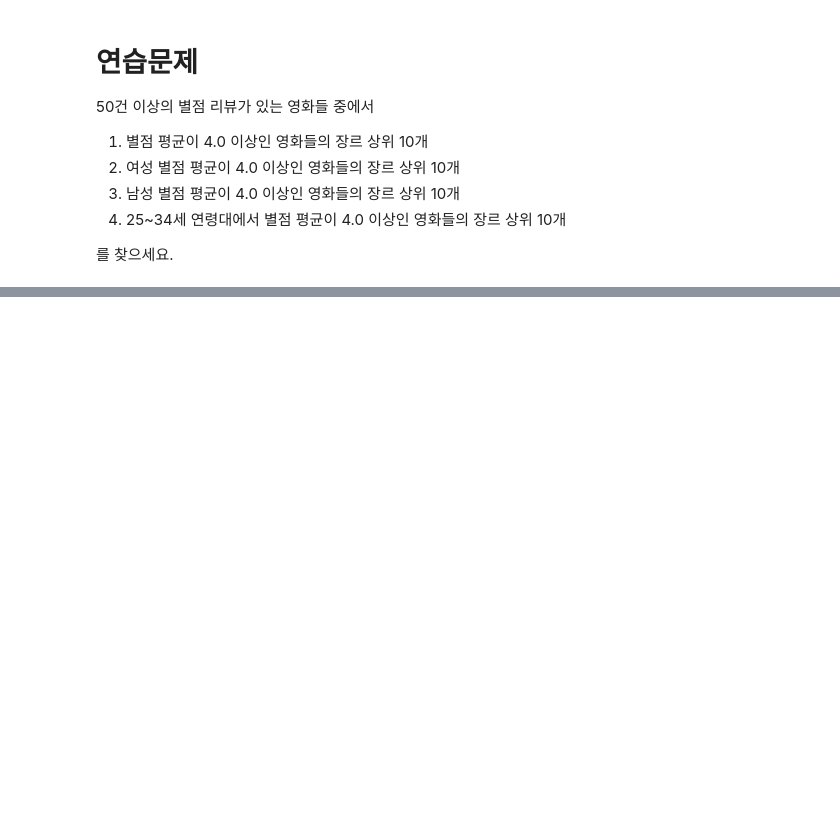
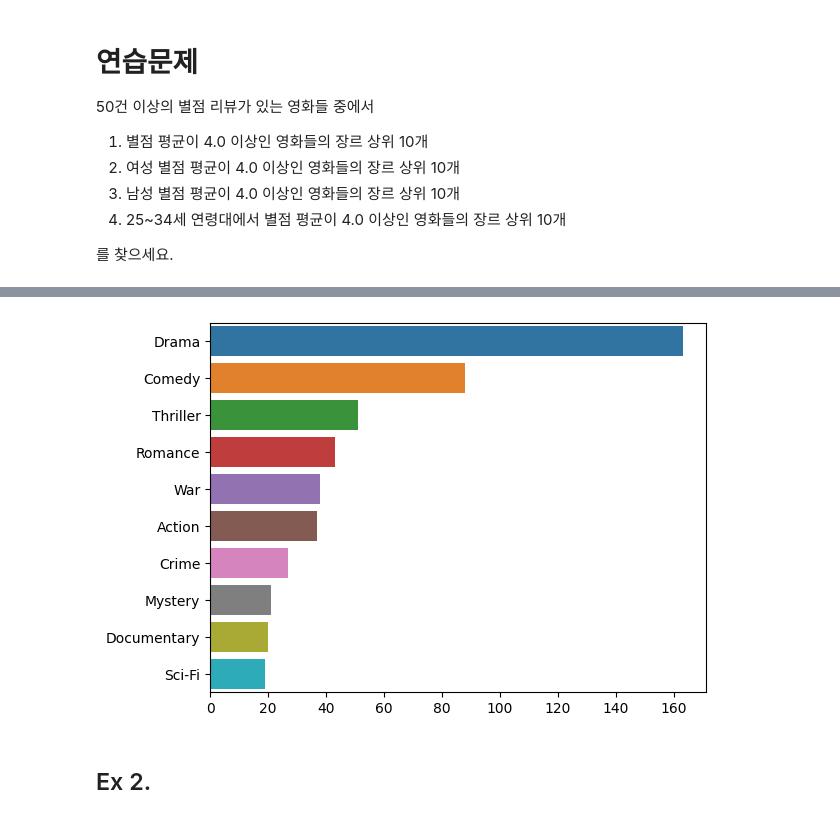
Before and after one commit to yeong0000/Python, a Jupyter notebook: py20_movielens.ipynb, the cells around one changed output, grey strips where cells are left out. Cells and saved outputs as stored; diff of their text form; code cells hidden in the pictures; blank space fills up the shorter version.

```diff
--- a/py20_movielens.ipynb
+++ b/py20_movielens.ipynb
@@ -1088,0 +1144,4 @@ plt.show()
+# %%
+# 50건 이상의 별점 리뷰가 있으면서 별점 평균이 4.0 이상인 영화 제목들:
+titles = rating_by_title_50[rating_by_title_50 >= 4.0].index
+titles
@@ -1088,0 +1167,4 @@ plt.show()
+# %%
+# 50건 이상의 별점 리뷰가 있으면서 별점 평균이 4.0 이상인 영화 정보(장르):
+result = movies_with_index.loc[titles]
+result
@@ -1088,0 +1185,7 @@ plt.show()
+# %%
+# 장르 분석:
+genres = []
+for s in result.genres:
+    genres.extend(s.split('|'))
+
+print(genres)
@@ -1088,0 +1194,4 @@ plt.show()
+# %%
+# 상위 10개 장르
+genre_counts = pd.value_counts(genres).head(10)
+genre_counts
@@ -1088,0 +1210,7 @@ plt.show()
+# %%
+sns.barplot(x=genre_counts.values, y= genre_counts.index)
+plt.show()
+# %% [output]
+[figure, added]
+# %% [markdown]
+## Ex 2.
```
Also changed, not shown: parts of 29 cells of this notebook.
